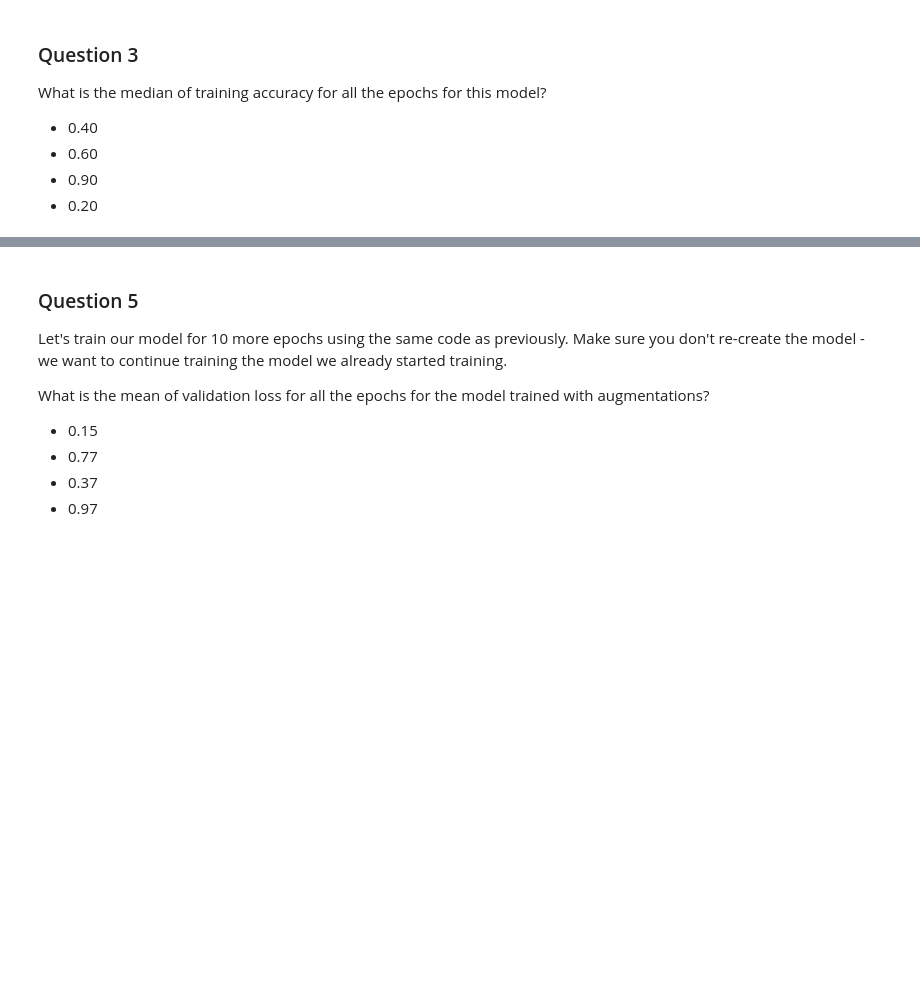
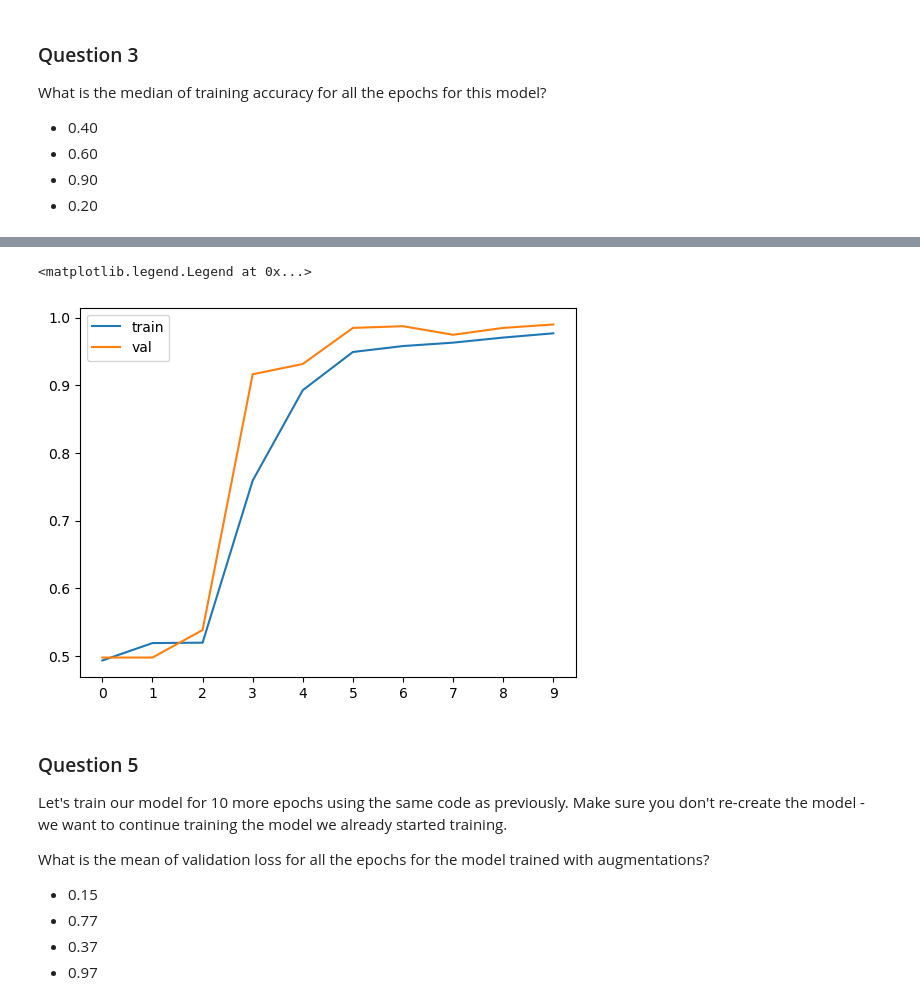
Before and after one commit to Andrej-Ilin/course_zoomcamp_2022, a Jupyter notebook: week7/homework7.ipynb, the cells around one changed output, grey strips where cells are left out. Cells and saved outputs as stored; diff of their text form; code cells hidden in the pictures; blank space fills up the shorter version.

```diff
--- a/week7/homework7.ipynb
+++ b/week7/homework7.ipynb
@@ -91,7 +90,7 @@ train_ds.class_indices
 # %% [output]
 {'dino': 0, 'dragon': 1}
 # %%
-base_model = Xception(
+model = Xception(
     weights='imagenet',
     include_top=False,
     input_shape=(150, 150, 3)
@@ -263,3 +311,34 @@ Add the following augmentations to your training data generator:
 * `zoom_range=0.2,`
 * `horizontal_flip=True,`
 * `fill_mode='nearest'`
+# %%
+input_size = 150
+train_gen = ImageDataGenerator(
+    preprocessing_function=preprocess_input,
+    rotation_range=40,
+    width_shift_range=0.2,
+    height_shift_range=0.2,
+    shear_range=0.2,
+    zoom_range=0.2,
+    horizontal_flip=True,
+    fill_mode= 'nearest'
+)
+
+train_ds = train_gen.flow_from_directory(
+    "./Dino or Dragon/train",
+    target_size=(150, 150),
+    batch_size=20,
+    shuffle=True,
+    class_mode='binary'
+)
+
+
+val_gen = ImageDataGenerator(preprocessing_function=preprocess_input)
+
+val_ds = val_gen.flow_from_directory(
+    "./Dino or Dragon/test",
+    target_size=(150, 150),
+    batch_size=20,
+    shuffle=True,
+    class_mode='binary'
+)
@@ -265,0 +348,2 @@ Add the following augmentations to your training data generator:
+# %%
+history = model.fit(train_ds, epochs=10, validation_data=val_ds, callbacks=[chechpoint])
@@ -266,3 +371,11 @@ Add the following augmentations to your training data generator:
+# %%
+plt.plot(history.history['accuracy'], label='train')
+plt.plot(history.history['val_accuracy'], label='val')
+plt.xticks(np.arange(10))
+plt.legend()
+# %% [output]
+<matplotlib.legend.Legend at 0x...>
+[figure, added]
 # %% [markdown]
 ### Question 5
 
```
Also changed, not shown: parts of 21 cells of this notebook, 3 other files.
